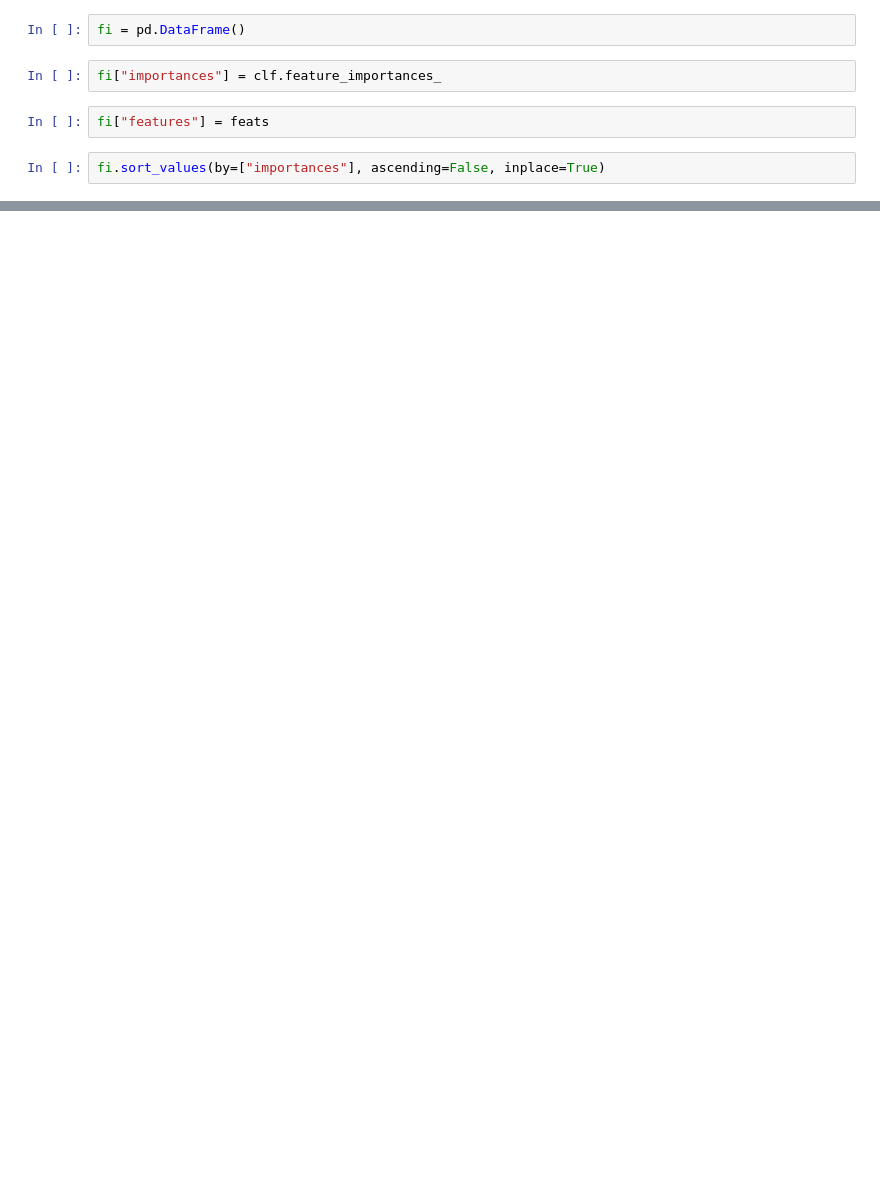
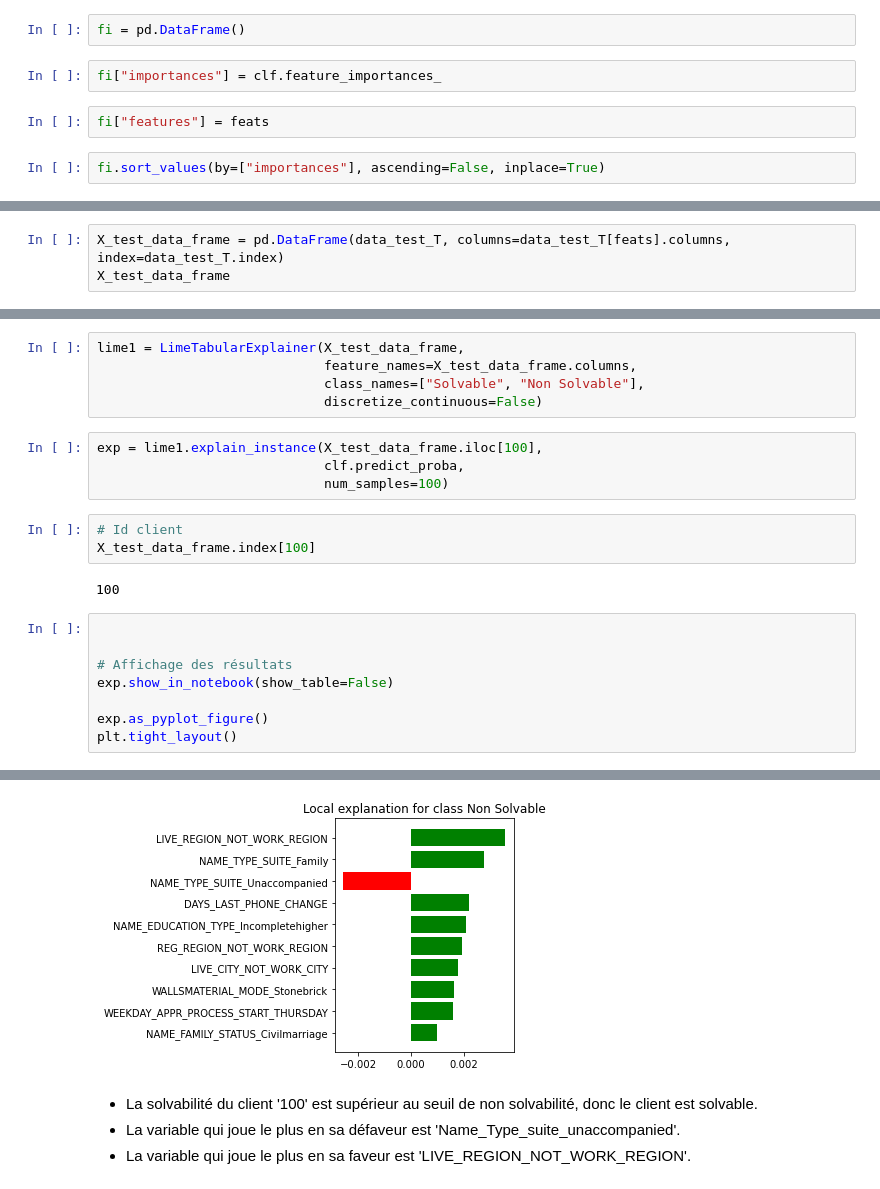
Before and after one commit to BalakissaFANE/P7_scoring, a Jupyter notebook: Fane_Balakissa_Modelisation_08_2022.ipynb, the cells around one changed output, grey strips where cells are left out. Drawn from its saved outputs; the diff is of its cells as text; blank space fills up the shorter version.

```diff
--- a/Fane_Balakissa_Modelisation_08_2022.ipynb
+++ b/Fane_Balakissa_Modelisation_08_2022.ipynb
@@ -1281,0 +1219,3 @@ SHAP (SHapley Additive exPlanations) est une approche unifiée pour expliquer la
+# %%
+X_test_data_frame = pd.DataFrame(data_test_T, columns=data_test_T[feats].columns, index=data_test_T.index)
+X_test_data_frame
@@ -1281,0 +1236,23 @@ SHAP (SHapley Additive exPlanations) est une approche unifiée pour expliquer la
+# %%
+lime1 = LimeTabularExplainer(X_test_data_frame,
+                             feature_names=X_test_data_frame.columns,
+                             class_names=["Solvable", "Non Solvable"],
+                             discretize_continuous=False)
+# %%
+exp = lime1.explain_instance(X_test_data_frame.iloc[100],
+                             clf.predict_proba,
+                             num_samples=100)
+# %%
+# Id client
+X_test_data_frame.index[100]
+# %% [output]
+100
+# %%
+
+
+# Affichage des résultats
+exp.show_in_notebook(show_table=False)
+
+exp.as_pyplot_figure()
+plt.tight_layout()
+# %% [output]
@@ -1282 +1260,6 @@ SHAP (SHapley Additive exPlanations) est une approche unifiée pour expliquer la
+[figure, added]
+# %% [markdown]
+- La  solvabilité du client '100' est supérieur au seuil de non solvabilité, donc le client est solvable.
+- La variable qui joue le plus en sa défaveur est 'Name_Type_suite_unaccompanied'.
+- La variable qui joue le plus en sa faveur est 'LIVE_REGION_NOT_WORK_REGION'.
 # %%
```
Also changed, not shown: parts of 55 cells of this notebook, 1 other file.
